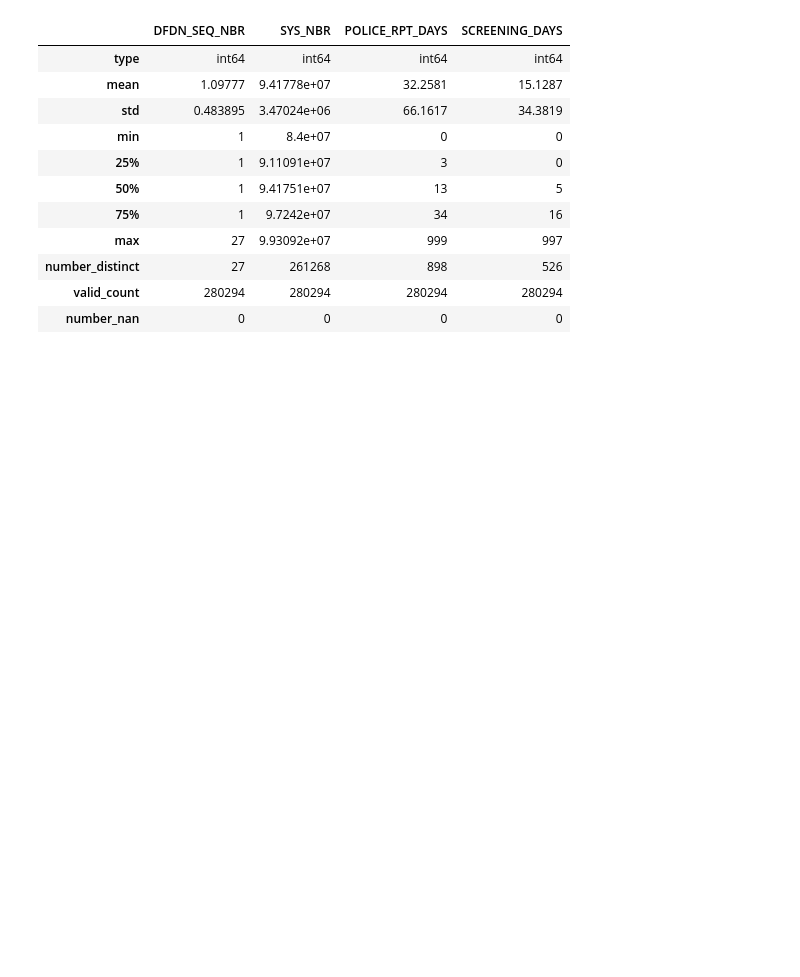
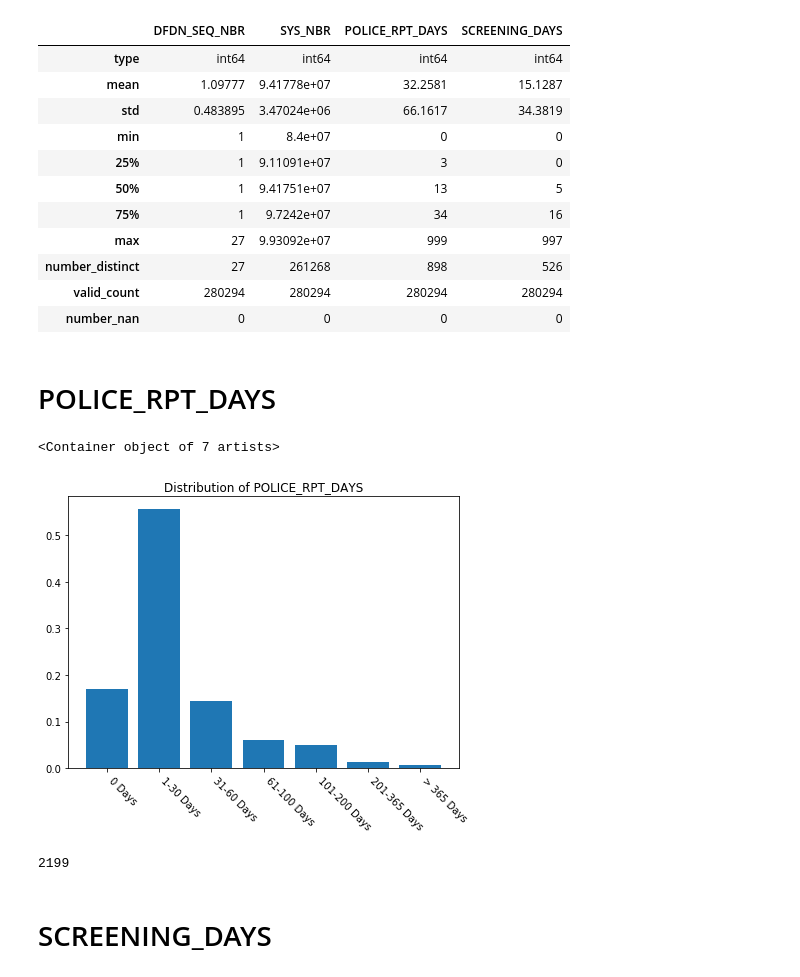
Before and after one commit to da1933/NODA, a Jupyter notebook: Numeric Features.ipynb, the cells around one changed output. Drawn from its saved outputs; the diff is of its cells as text; code cells hidden in the pictures; blank space fills up the shorter version.

```diff
--- a/Numeric Features.ipynb
+++ b/Numeric Features.ipynb
@@ -56,0 +140,6 @@ After converting to date type:
+# %%
+#impute values for SCREENING_DISP_DATE
+
+data_simple['SCREENING_DISP_DATE'] = np.where((data_simple['SCREENING_DISP_DATE'].isnull())&(data_simple['POLICE_RPT_DATE'].notnull()),\
+                                         data_simple['POLICE_RPT_DATE'] + data_simple['SCREENING_DAYS'].apply(pd.offsets.Day),\
+                                         data_simple['SCREENING_DISP_DATE'])
@@ -56,0 +157,4 @@ After converting to date type:
+# %%
+#impute value as mode
+mode = data_simple[data_simple['BAR_ADMISSION'].notnull()]['BAR_ADMISSION'].mode()[0]
+data_simple['BAR_ADMISSION'].fillna(mode, inplace=True)
@@ -71,3 +177,46 @@ pe.getDfSummary(numeric[non_date_numeric]).transpose()
 | number_distinct | 27 | 261268 | 898 | 526 |
 | valid_count | 280294 | 280294 | 280294 | 280294 |
 | number_nan | 0 | 0 | 0 | 0 |
+# %%
+#Get total # of defendents for each case
+data_simple['TOT_NUM_DEF'] = data_simple.groupby('SYS_NBR')['DFDN_SEQ_NBR'].transform('max')
+
+#Indicator Variable for whether there were multiple defendents
+data_simple['MULTIPLE_DEF_FLAG'] = np.where(data_simple['TOT_NUM_DEF'] > 1,1,0)
+# %% [markdown]
+# POLICE_RPT_DAYS
+# %%
+#Create Bins
+bins = ['0 Days','1-30 Days','31-60 Days','61-100 Days','101-200 Days','201-365 Days', '> 365 Days']
+bins_values = []
+tot_cnt = data_simple['POLICE_RPT_DAYS'].count()
+
+bins_values.append(data_simple[data_simple['POLICE_RPT_DAYS']==0].\
+    groupby('POLICE_RPT_DAYS')['POLICE_RPT_DAYS'].count().sum()/tot_cnt)
+bins_values.append(data_simple[(data_simple['POLICE_RPT_DAYS']>=1)&(data_simple['POLICE_RPT_DAYS']<=30)].\
+    groupby('POLICE_RPT_DAYS')['POLICE_RPT_DAYS'].count().sum()/tot_cnt)
+bins_values.append(data_simple[(data_simple['POLICE_RPT_DAYS']>=31)&(data_simple['POLICE_RPT_DAYS']<=60)].\
+    groupby('POLICE_RPT_DAYS')['POLICE_RPT_DAYS'].count().sum()/tot_cnt)
+bins_values.append(data_simple[(data_simple['POLICE_RPT_DAYS']>=61)&(data_simple['POLICE_RPT_DAYS']<=100)].\
+    groupby('POLICE_RPT_DAYS')['POLICE_RPT_DAYS'].count().sum()/tot_cnt)
+bins_values.append(data_simple[(data_simple['POLICE_RPT_DAYS']>=101)&(data_simple['POLICE_RPT_DAYS']<=200)].\
+    groupby('POLICE_RPT_DAYS')['POLICE_RPT_DAYS'].count().sum()/tot_cnt)
+bins_values.append(data_simple[(data_simple['POLICE_RPT_DAYS']>=201)&(data_simple['POLICE_RPT_DAYS']<=365)].\
+    groupby('POLICE_RPT_DAYS')['POLICE_RPT_DAYS'].count().sum()/tot_cnt)
+bins_values.append(data_simple[(data_simple['POLICE_RPT_DAYS']>=366)].\
+    groupby('POLICE_RPT_DAYS')['POLICE_RPT_DAYS'].count().sum()/tot_cnt)
+# %%
+plt.figure(figsize=(7,5))
+plt.xticks(range(len(bins_values)),bins, rotation=-45, ha='left')
+#plt.set_xticklabels(rotation=45)
+plt.title('Distribution of POLICE_RPT_DAYS')
+plt.bar(range(len(bins_values)),bins_values)
+# %% [output]
+<Container object of 7 artists>
+[figure, added]
+# %%
+data_simple[(data_simple['POLICE_RPT_DAYS']>365)].groupby('POLICE_RPT_DAYS')['POLICE_RPT_DAYS'].count().sum()
+# %% [output]
+2199
+# %% [markdown]
+# SCREENING_DAYS
```
Also changed, not shown: parts of 30 cells of this notebook, 1 other file.
